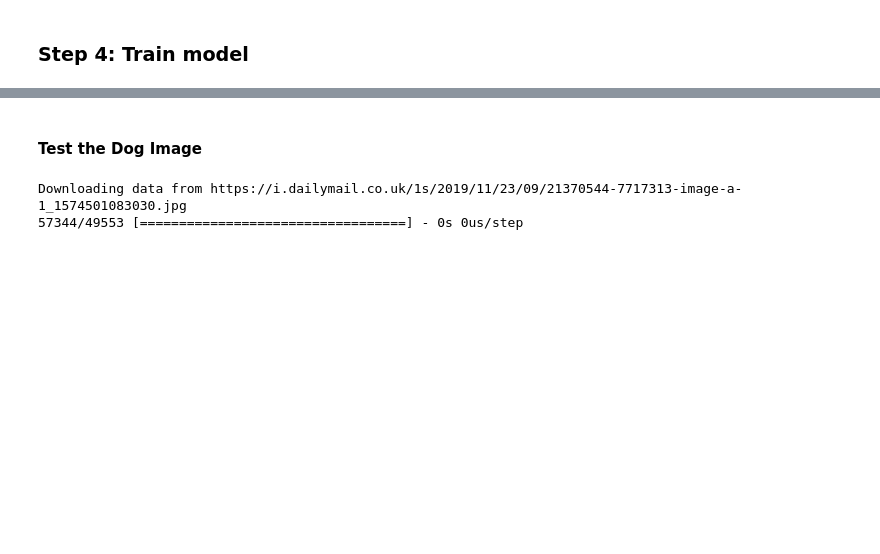
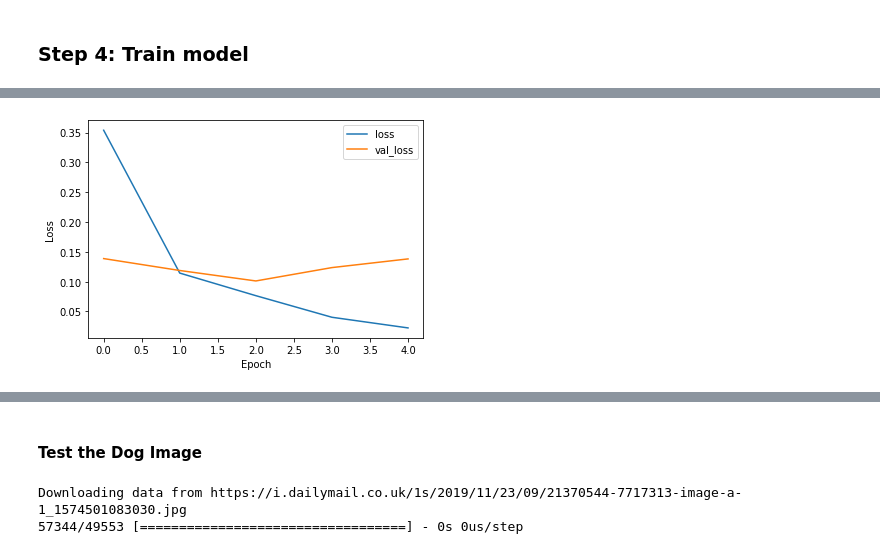
Before and after one commit to anqitu/KerasTraining, a Jupyter notebook: exercises/module5_transfer_learning.ipynb, the cells around one changed output, grey strips where cells are left out. Saved outputs shown, nothing was run; the diff lists cells and outputs as text; code cells hidden in the pictures; blank space fills up the shorter version.

```diff
--- a/exercises/module5_transfer_learning.ipynb
+++ b/exercises/module5_transfer_learning.ipynb
@@ -200,0 +144,10 @@ model.add(Dense(1, activation = 'sigmoid'))
+# %%
+from tensorflow.keras.models import Sequential
+from tensorflow.keras.layers import Dense,GlobalAveragePooling2D
+model = Sequential()
+model.add(base_model)
+model.add(GlobalAveragePooling2D())
+model.add(Dense(1024, activation = 'relu'))
+model.add(Dense(512, activation = 'relu'))
+model.add(Dense(128, activation = 'relu'))
+model.add(Dense(1, activation = 'sigmoid'))
@@ -243,4 +194,6 @@ _________________________________________________________________
+# %%
+model.compile(optimizer='adam',
+              loss='binary_crossentropy',
+              metrics=['accuracy'])
 # %% [markdown]
 ### Step 4: Train model
-# %%
-model.compile(optimizer='adam', loss='binary_crossentropy',metrics=['accuracy'])
@@ -255,10 +200,13 @@ Use tf.where in 2.0, which has the same broadcast rule as np.where
 # %%
 from tensorflow.keras.callbacks import EarlyStopping
+
 history = model.fit_generator(
     train_data_gen,
     epochs=30,
     validation_data=val_data_gen,
-    callbacks = [EarlyStopping(monitor='val_loss', patience=2, verbose=0,
-                               restore_best_weights = True)],
+    callbacks = [EarlyStopping(monitor='val_loss',
+                               patience=2,
+                               verbose=2,
+                               restore_best_weights = True)]
 )
 # %% [output]
@@ -282,3 +224,18 @@ Epoch 11/30
+# %%
+import matplotlib.pyplot as plt
+
+loss = history.history['loss']
+val_loss = history.history['val_loss']
+epoch = range(len(loss))
+
+plt.plot(epoch,loss,label='loss')
+plt.plot(epoch,val_loss,label='val_loss')
+plt.xlabel('Epoch')
+plt.ylabel('Loss')
+plt.legend()
+plt.show()
+# %% [output]
+[figure, added]
 # %%
 model.evaluate_generator(val_data_gen)
 # %% [output]
```
Also changed, not shown: parts of 92 cells of this notebook, 7 other files.
